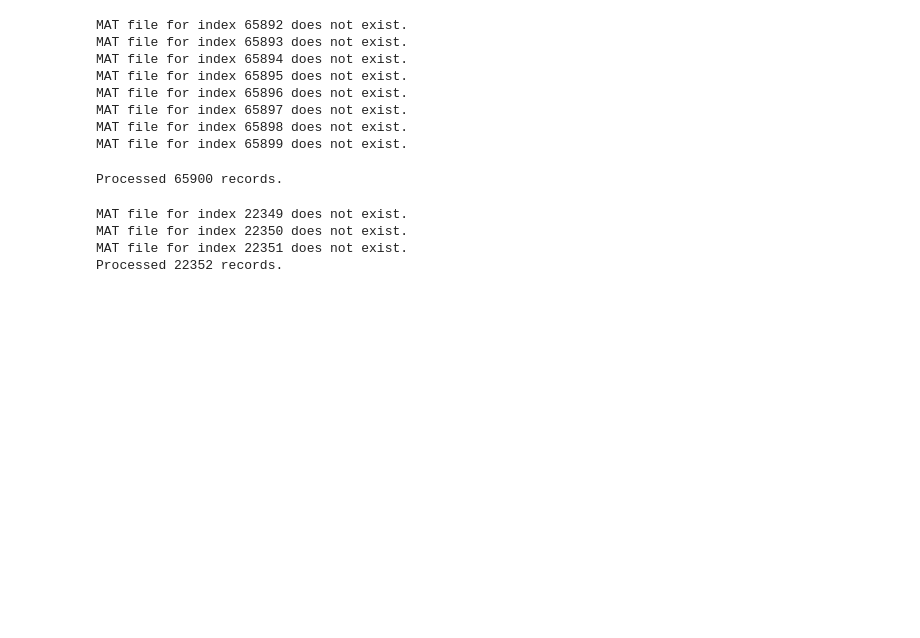
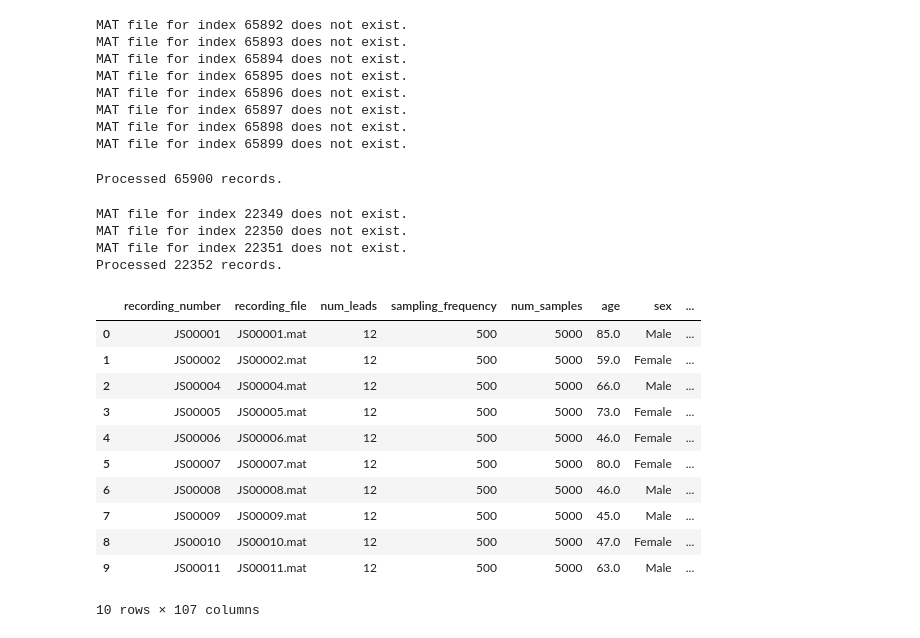
Before and after one commit to naavie/ECG_Project, a Jupyter notebook: Notebooks/PhysioNet2021(Current Version).ipynb, the cells around one changed output. Drawn from its saved outputs; the diff is of its cells as text; code cells hidden in the pictures; blank space fills up the shorter version.

```diff
--- a/Notebooks/PhysioNet2021(Current Version).ipynb
+++ b/Notebooks/PhysioNet2021(Current Version).ipynb
@@ -293,0 +290,23 @@ train_set_records.iloc[150]['dx']
+# %%
+def load_and_process(filename):
+    df = pd.read_csv(filename)
+    df['dx'] = df['dx'].apply(ast.literal_eval)
+    return df
+# %%
+train_set_df = load_and_process('train_set_records.csv')
+val_set_df = load_and_process('val_set_records.csv')
+# %%
+train_set_df.head(10)
+# %% [output]
+|  | recording_number | recording_file | num_leads | sampling_frequency | num_samples | age | sex | ... |
+| 0 | JS00001 | JS00001.mat | 12 | 500 | 5000 | 85.0 | Male | ... |
+| 1 | JS00002 | JS00002.mat | 12 | 500 | 5000 | 59.0 | Female | ... |
+| 2 | JS00004 | JS00004.mat | 12 | 500 | 5000 | 66.0 | Male | ... |
+| 3 | JS00005 | JS00005.mat | 12 | 500 | 5000 | 73.0 | Female | ... |
+| 4 | JS00006 | JS00006.mat | 12 | 500 | 5000 | 46.0 | Female | ... |
+| 5 | JS00007 | JS00007.mat | 12 | 500 | 5000 | 80.0 | Female | ... |
+| 6 | JS00008 | JS00008.mat | 12 | 500 | 5000 | 46.0 | Male | ... |
+| 7 | JS00009 | JS00009.mat | 12 | 500 | 5000 | 45.0 | Male | ... |
+| 8 | JS00010 | JS00010.mat | 12 | 500 | 5000 | 47.0 | Female | ... |
+| 9 | JS00011 | JS00011.mat | 12 | 500 | 5000 | 63.0 | Male | ... |
+10 rows × 107 columns
```
Also changed, not shown: parts of 14 cells of this notebook, 3 other files.
